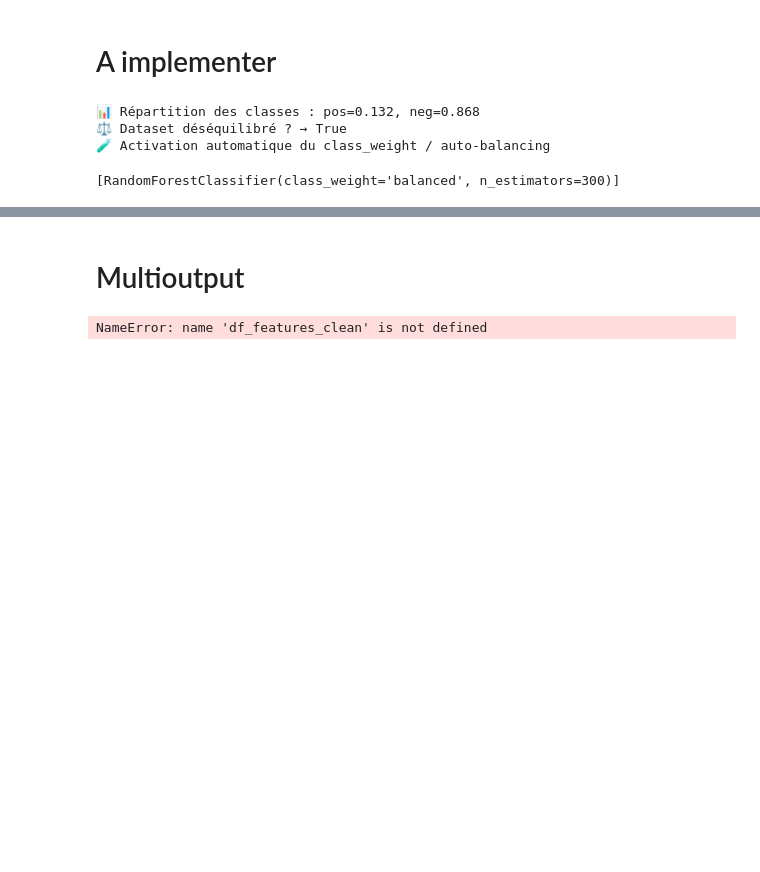
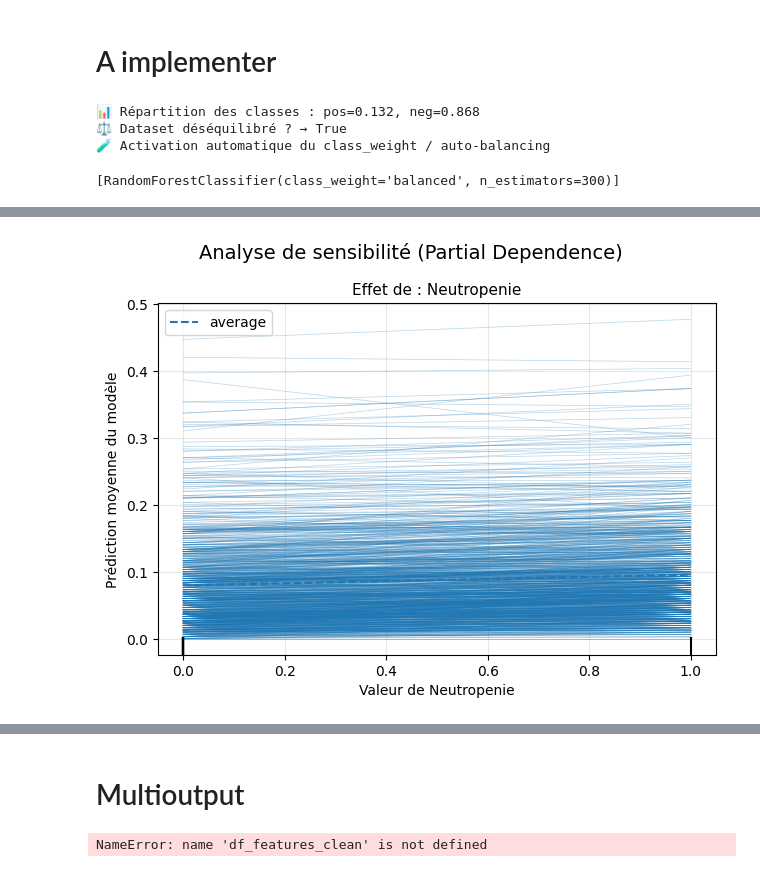
Before and after one commit to Romain-Forte/respiratory_diagnostics, a Jupyter notebook: dev_algo.ipynb, the cells around one changed output, grey strips where cells are left out. Cells and saved outputs as stored; diff of their text form; code cells hidden in the pictures; blank space fills up the shorter version.

```diff
--- a/dev_algo.ipynb
+++ b/dev_algo.ipynb
@@ -813,0 +832,92 @@ for target_col in diag_selected:
+# %%
+import os
+config_dir = os.getcwd() + '\\configs\\'
+target_col = 'Invasive pulmonary aspergillosis'
+
+def _slugify(value):
+        clean = "".join(char if char.isalnum() else "_" for char in (value or ""))
+        clean = clean.strip("_")
+        return clean or "target"
+RANDOM_SEED = 42
+
+MODEL_NAMES = ['Logistic Regression', 'Random Forest', 'Gaussian Naive Bayes', 'XGBoost',"CatBoost"]
+MAIN_METRIC_NAME = 'roc_auc'
+
+def run_all_for_column(target_col,
+                     to_save = False):
+        save_dir = r"C:\Users\romai\Desktop\travail\avancement\model_grid_search\\"
+        def run_2_3_4(condition_test,
+                        save_dir):
+                run_output = run_config_for_target(target_col,
+                                df_features_clean,
+                                df_labels_fusion,
+                                show_importance = True,
+                                show_roc = True,
+                                show_shap = False,
+                                method_importance = 'native_importance',
+                                config_dir = config_dir,
+                                condition_test=condition_test ,
+                                to_save = to_save,
+                                save_dir = save_dir)
+                if to_save:
+                        metrics_score = run_output['metric_scores']
+                        base_dir = Path(save_dir).expanduser()
+                        target_save_dir = base_dir / _slugify(target_col)
+                        best_summary_path = target_save_dir / "metrics.json"
+                        with best_summary_path.open("w", encoding="utf-8") as handle:
+                                json.dump(metrics_score, handle, indent=2)
+#         run_2_3_4(condition_test=None,save_dir=save_dir)
+#         # Analyse de sensibilite
+#         condition_neutropenie =  lambda X: (X["Neutropenie"] == 1)
+#         save_dir_neutropenie = save_dir + r"\Neutropenie\\"
+#         _ = find_best_model_and_aug(df_features_clean,
+#                 df_labels_fusion,
+#                 target_col,
+#                 MODEL_NAMES,
+#                 MAIN_METRIC_NAME,
+#                 write_config = False,
+#                 random_seed=RANDOM_SEED,
+#                 montecarlo = 10,
+#                 to_save = True,
+#                 save_dir = save_dir_neutropenie,
+#                 condition_test = condition_neutropenie)
+
+#         run_2_3_4(condition_test=condition_neutropenie,save_dir=save_dir_neutropenie)
+#         features_hemato =['Hem_mal_AML', 'Hem_mal_ALL', 'Hem_mal_Non_hodgkin_lymphoma',
+#        'Hem_mal_myeloma', 'Hem_mal_hodgkin_lymphoma', 'Hem_mal_CLL',
+#        'Hem_mal_CML', 'Hem_mal_MDS', 'Hem_mal_other']
+
+#         condition_hemato = lambda X: (X[features_hemato] > 0).any(axis=1)
+#         save_dir_heamto = save_dir + r"\Hemato\\"
+#         _ = find_best_model_and_aug(df_features_clean,
+#                 df_labels_fusion,
+#                 target_col,
+#                 MODEL_NAMES,
+#                 MAIN_METRIC_NAME,
+#                 write_config = False,
+#                 random_seed=RANDOM_SEED,
+#                 montecarlo = 10,
+#                 to_save = True,
+#                 save_dir = save_dir_heamto,
+#                 condition_test = condition_hemato)
+
+#         run_2_3_4(condition_test=condition_hemato,save_dir=save_dir_heamto)
+
+        # PDP
+        run_config_for_target(target_col,
+                                df_features_clean,
+                                df_labels_fusion,
+                                show_importance = False,
+                                show_roc = False,
+                                show_shap = False,
+                                method_importance = 'native_importance',
+                                config_dir = config_dir,
+                                features_sensibilite =["Neutropenie"],
+                                type_sensi = 'all',
+                                sensibilite=True,
+                                condition_test=None ,
+                                to_save = to_save,
+                                save_dir = save_dir)
+run_all_for_column(target_col,
+                    to_save = True)
+# %% [output]
@@ -813,0 +940 @@ for target_col in diag_selected:
+[figure, added]
```
Also changed, not shown: parts of 16 cells of this notebook, 24 other files.
